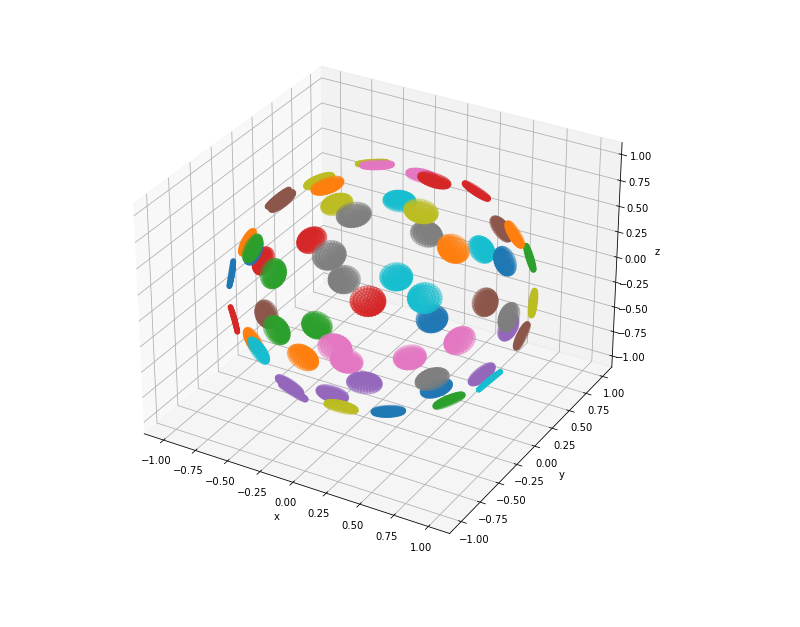
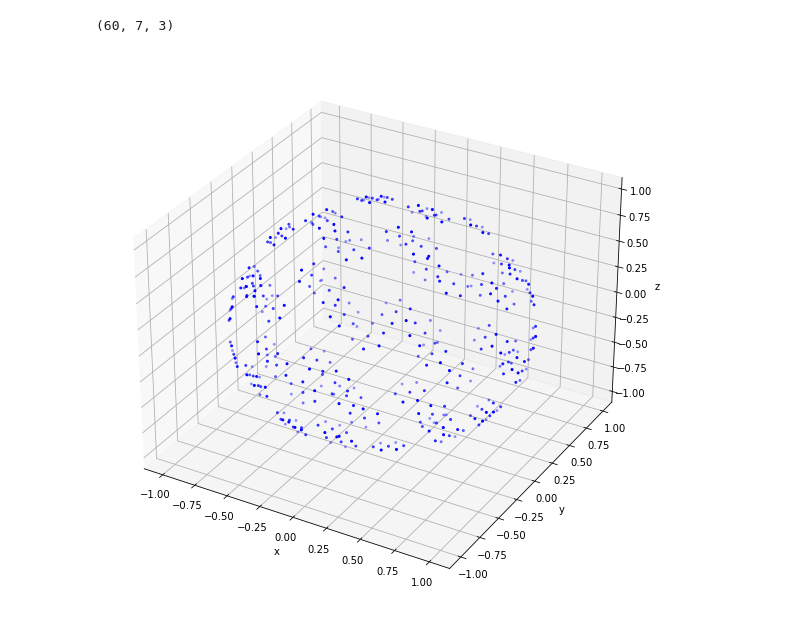
Before and after one commit to cepheid42/cuCBET, a Jupyter notebook: scratch.ipynb, the cells around one changed output. Drawn from its saved outputs; the diff is of its cells as text; code cells hidden in the pictures.

```diff
--- a/scratch.ipynb
+++ b/scratch.ipynb
@@ -40,7 +40,7 @@ b_norms = np.asarray(
 bigR = 1
 rays = []
 R = 0.1
-m = 5
+m = 1
 dR = R / m
 
 for k, b in enumerate(b_norms):
@@ -62,36 +62,39 @@ for k, b in enumerate(b_norms):
 
         for j in range(n):
             theta = j * (2 * np.pi) / n
-            p = (bigR * b) + ((r * np.cos(theta) * e1) + (r * np.sin(theta) * e2))
+            p = (bigR * b) + (r * np.cos(theta) * e1) + (r * np.sin(theta) * e2)
             ray.append(p)
 
     rays.append(ray)
 
 rays = np.asarray(rays)
+print(rays.shape)
+# %% [output]
+(60, 7, 3)
 # %%
-bnum = 45
+bnum = 0
 beam = bigR * b_norms[bnum]
 b_rays = rays[bnum]
 
-# line = np.arange(bigR - 5 * dR, bigR, dR)
-# beam_line = np.asarray([b_norms[bnum, :] for i in range(6)]) * line[:, None]
+line = np.arange(bigR - 5 * dR, bigR, dR)
+beam_line = np.asarray([b_norms[bnum, :] for i in range(5)]) * line[:, None]
 
 fig = plt.figure(figsize=(12, 10))
 ax = fig.add_subplot(111, projection='3d')
 ax.set_xlabel('x')
 ax.set_ylabel('y')
 ax.set_zlabel('z')
 # # ax.plot(beam_line[:, 0], beam_line[:, 1], beam_line[:, 2], color='k')
 # ax.scatter(beam[0], beam[1], beam[2] , color='r')
 # ax.scatter(b_rays[:, 0], b_rays[:, 1], b_rays[:, 2], color='b')
 
 
 allBeams = bigR * b_norms
 # ax.scatter(allBeams[:, 0], allBeams[:, 1], allBeams[:, 2], color='r')
 for r in rays:
-  ax.scatter(r[:, 0], r[:, 1], r[:, 2]) #, color='b', s=1)
+  ax.scatter(r[:, 0], r[:, 1], r[:, 2], color='b', s=4)
 # %% [output]
-[figure, old version]
+[figure, new version]
 # %%
 fig = plt.figure(figsize=(12, 10))
 ax = fig.add_subplot(111, projection='3d')
```
Also changed, not shown: parts of 1 cell of this notebook, 3 other files.
